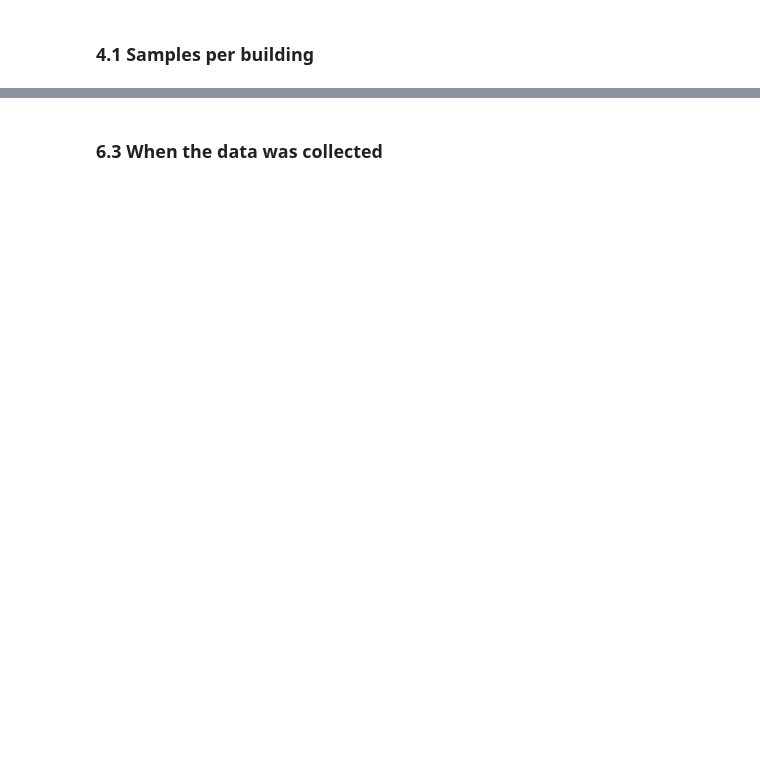
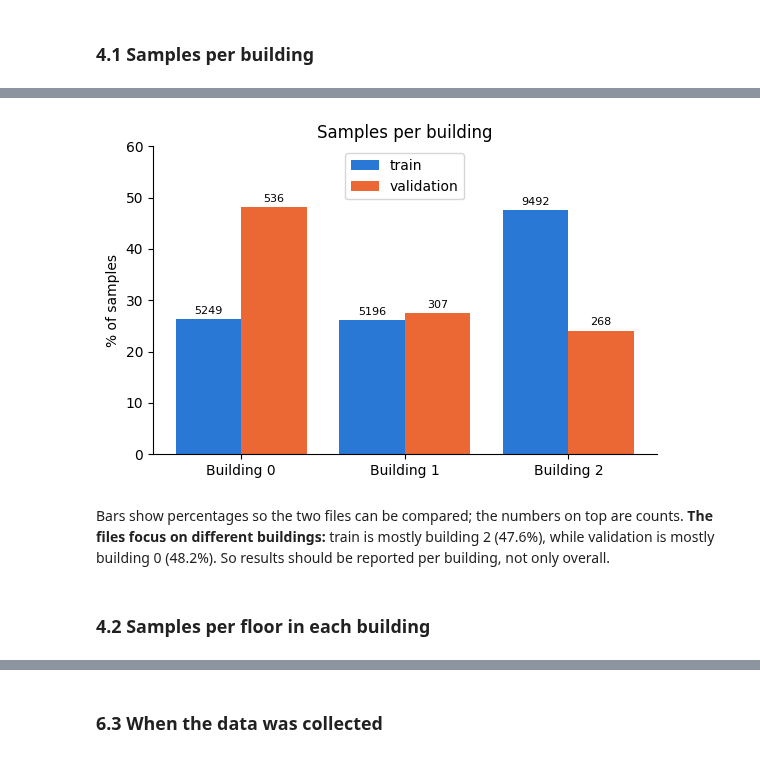
Before and after one commit to Hashicy/indoor-wifi-positioning, a Jupyter notebook: notebooks/01_dataset_eda.ipynb, the cells around one changed output, grey strips where cells are left out. Cells and saved outputs as stored; diff of their text form; code cells hidden in the pictures; blank space fills up the shorter version.

```diff
--- a/notebooks/01_dataset_eda.ipynb
+++ b/notebooks/01_dataset_eda.ipynb
@@ -52,3 +24,22 @@ pd.set_option("display.width", 120)
+# %%
+import sys
+import numpy as np
+import pandas as pd
+import matplotlib.pyplot as plt
+
+sys.path.append("..")  # lets us import from the src/ folder
+from src.data_loader import load_train, load_validation, WAP_COLS
+
+FIG = "../results/figures/"
+METRICS = "../results/metrics/"
+
+# simple plot style and fixed colours
+plt.rcParams["axes.spines.top"] = False
+plt.rcParams["axes.spines.right"] = False
+BLUE = "#2a78d6"     # train
+ORANGE = "#eb6834"   # validation
+GREEN = "#1baf7a"
+BUILDING_COLORS = [BLUE, ORANGE, GREEN]
 # %%
 train = load_train()
 val = load_validation()
@@ -1052,0 +292,8 @@ misinterpret a new phone's systematic offset as a change of location.
+# %%
+buildings = pd.DataFrame({
+    "train": train["BUILDINGID"].value_counts(),
+    "validation": val["BUILDINGID"].value_counts(),
+}).sort_index()
+buildings["train %"] = (buildings["train"] / len(train) * 100).round(1)
+buildings["validation %"] = (buildings["validation"] / len(val) * 100).round(1)
+buildings
@@ -1052,0 +306,23 @@ misinterpret a new phone's systematic offset as a change of location.
+# %%
+x = np.arange(3)
+plt.figure(figsize=(6.5, 4))
+plt.bar(x - 0.2, buildings["train %"], width=0.4, color=BLUE, label="train")
+plt.bar(x + 0.2, buildings["validation %"], width=0.4, color=ORANGE, label="validation")
+for i in range(3):
+    plt.text(i - 0.2, buildings["train %"][i] + 1, buildings["train"][i], ha="center", fontsize=8)
+    plt.text(i + 0.2, buildings["validation %"][i] + 1, buildings["validation"][i], ha="center", fontsize=8)
+plt.xticks(x, ["Building 0", "Building 1", "Building 2"])
+plt.ylabel("% of samples")
+plt.ylim(0, 60)
+plt.title("Samples per building")
+plt.legend(loc="upper center")
+plt.savefig(FIG + "eda_samples_per_building.png", dpi=200, bbox_inches="tight")
+plt.show()
+# %% [output]
+[figure, added]
+# %% [markdown]
+Bars show percentages so the two files can be compared; the numbers on top are counts.
+**The files focus on different buildings:** train is mostly building 2 (47.6%), while validation is mostly
+building 0 (48.2%). So results should be reported per building, not only overall.
+# %% [markdown]
+### 4.2 Samples per floor in each building
```
Also changed, not shown: parts of 150 cells of this notebook, 18 other files.
